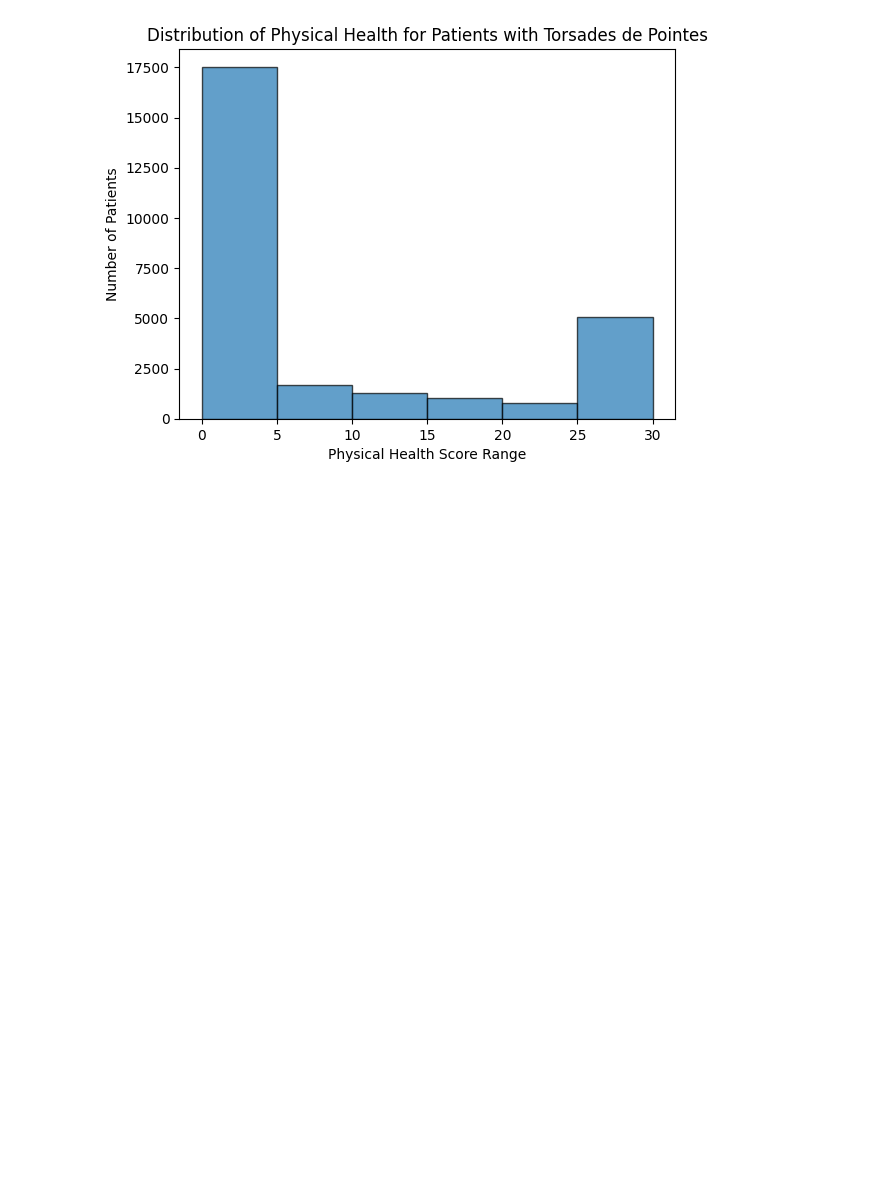
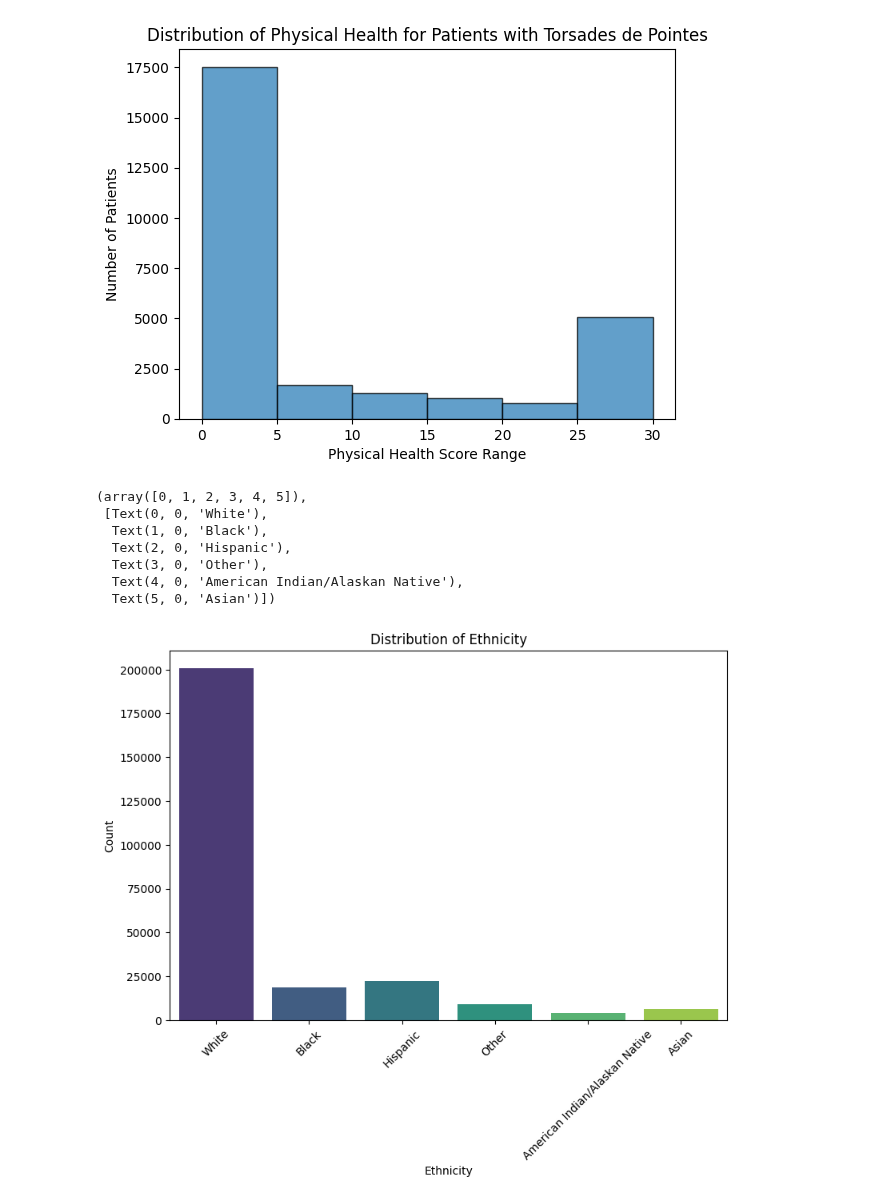
Before and after one commit to Dadd0/AI_MedCare_282401, a Jupyter notebook: main.ipynb, the cells around one changed output. Drawn from its saved outputs; the diff is of its cells as text; code cells hidden in the pictures; blank space fills up the shorter version.

Commit message:
distribution of gender, ethncitiy, age group

```diff
--- a/main.ipynb
+++ b/main.ipynb
@@ -190,3 +190,18 @@ plt.xticks(bins)
 plt.show()
 # %% [output]
 [figure]
+# %%
+plt.figure(figsize=(9,6))
+plt.title("Distribution of Ethnicity")
+sns.countplot(data = medcenter_df, x = 'Ethnicity', palette = 'viridis')
+plt.ylabel("Count")
+plt.xticks(rotation = 45)
+# %% [output]
+(array([0, 1, 2, 3, 4, 5]),
+ [Text(0, 0, 'White'),
+  Text(1, 0, 'Black'),
+  Text(2, 0, 'Hispanic'),
+  Text(3, 0, 'Other'),
+  Text(4, 0, 'American Indian/Alaskan Native'),
+  Text(5, 0, 'Asian')])
+[figure, added]
```
Also changed, not shown: parts of 2 cells of this notebook.
